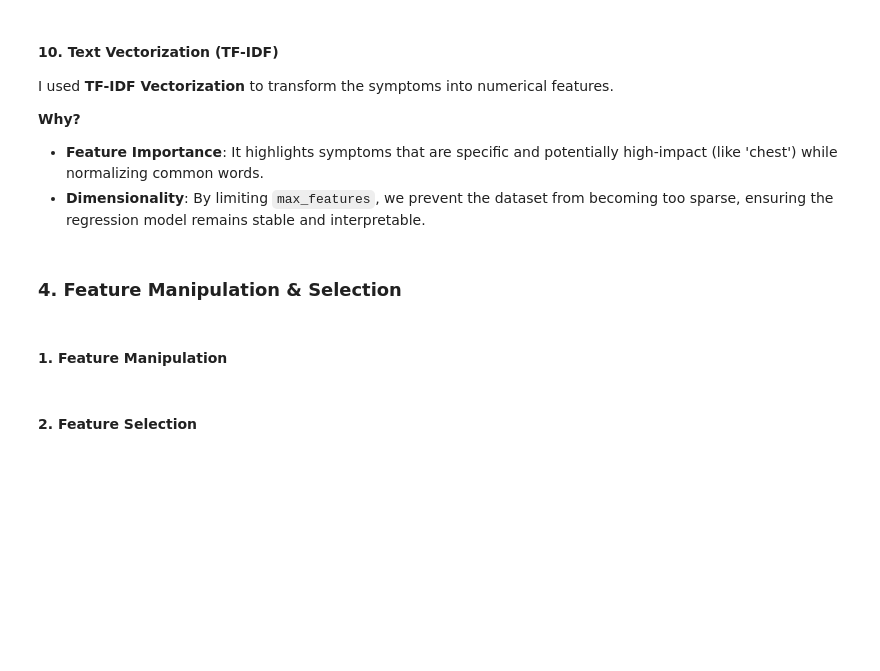
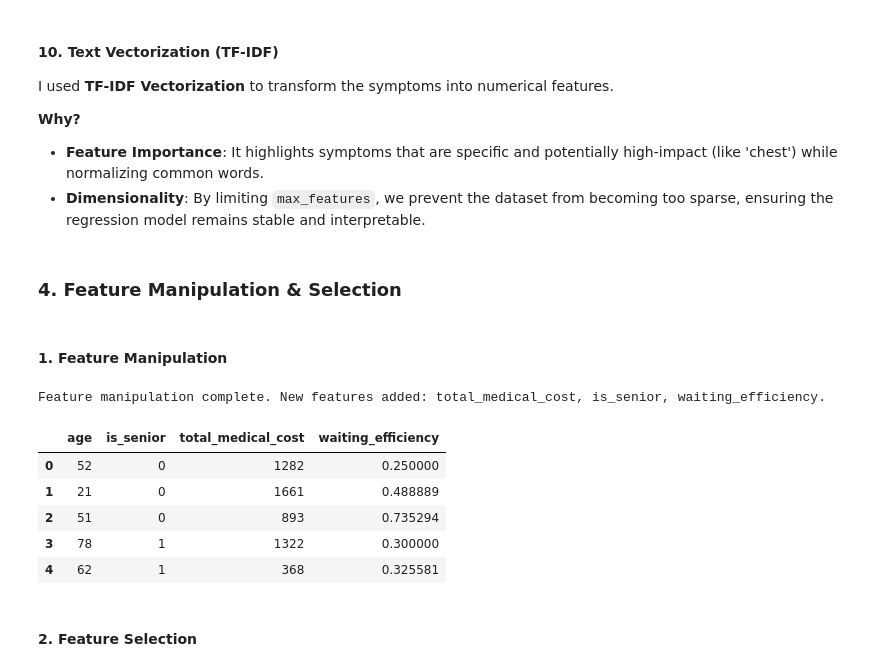
Before and after one commit to akt-developer/Smart-Healthcare-Appointment-System, a Jupyter notebook: Smart_Healthcare_Patient_Appointment.ipynb, the cells around one changed output. Cells and saved outputs as stored; diff of their text form; code cells hidden in the pictures; blank space fills up the shorter version.

```diff
--- a/Smart_Healthcare_Patient_Appointment.ipynb
+++ b/Smart_Healthcare_Patient_Appointment.ipynb
@@ -1007,2 +1005,20 @@ I used **TF-IDF Vectorization** to transform the symptoms into numerical feature
+# %%
+# 1. Creating 'total_medical_cost' (Medicine + Test costs)
+df['total_medical_cost'] = df['medicine_cost'] + df['test_cost']
+# 2. Creating a 'is_senior' flag for patients over 60
+df['is_senior'] = (df['age'] > 60).astype(int)
+# 3. Efficiency Ratio: Booking to Appointment days vs Waiting Time
+# Adding 1 to denominator to avoid division by zero
+df['waiting_efficiency'] = df['booking_to_appointment_days'] / (df['waiting_time_minutes'] + 1)
+print("Feature manipulation complete. New features added: total_medical_cost, is_senior, waiting_efficiency.")
+display(df[['age', 'is_senior', 'total_medical_cost', 'waiting_efficiency']].head())
+# %% [output]
+Feature manipulation complete. New features added: total_medical_cost, is_senior, waiting_efficiency.
+|  | age | is_senior | total_medical_cost | waiting_efficiency |
+| 0 | 52 | 0 | 1282 | 0.250000 |
+| 1 | 21 | 0 | 1661 | 0.488889 |
+| 2 | 51 | 0 | 893 | 0.735294 |
+| 3 | 78 | 1 | 1322 | 0.300000 |
+| 4 | 62 | 1 | 368 | 0.325581 |
 # %% [markdown]
 #### 2. Feature Selection
```
Also changed, not shown: parts of 23 cells of this notebook.
